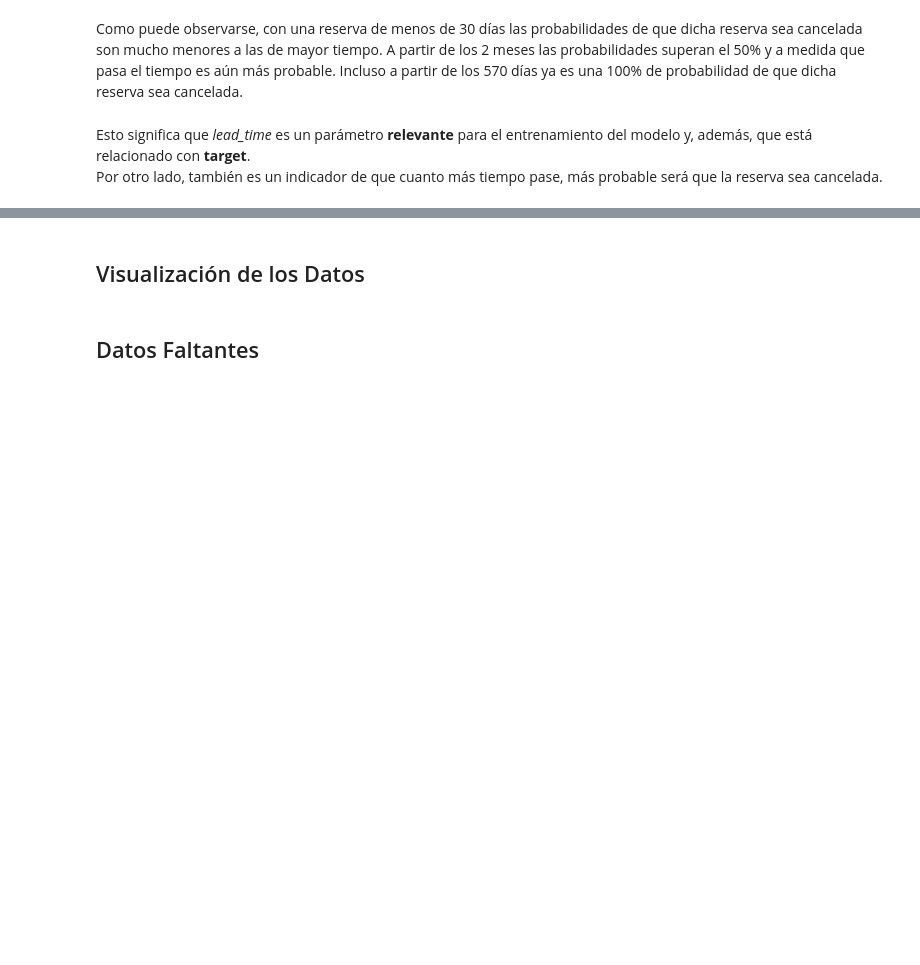
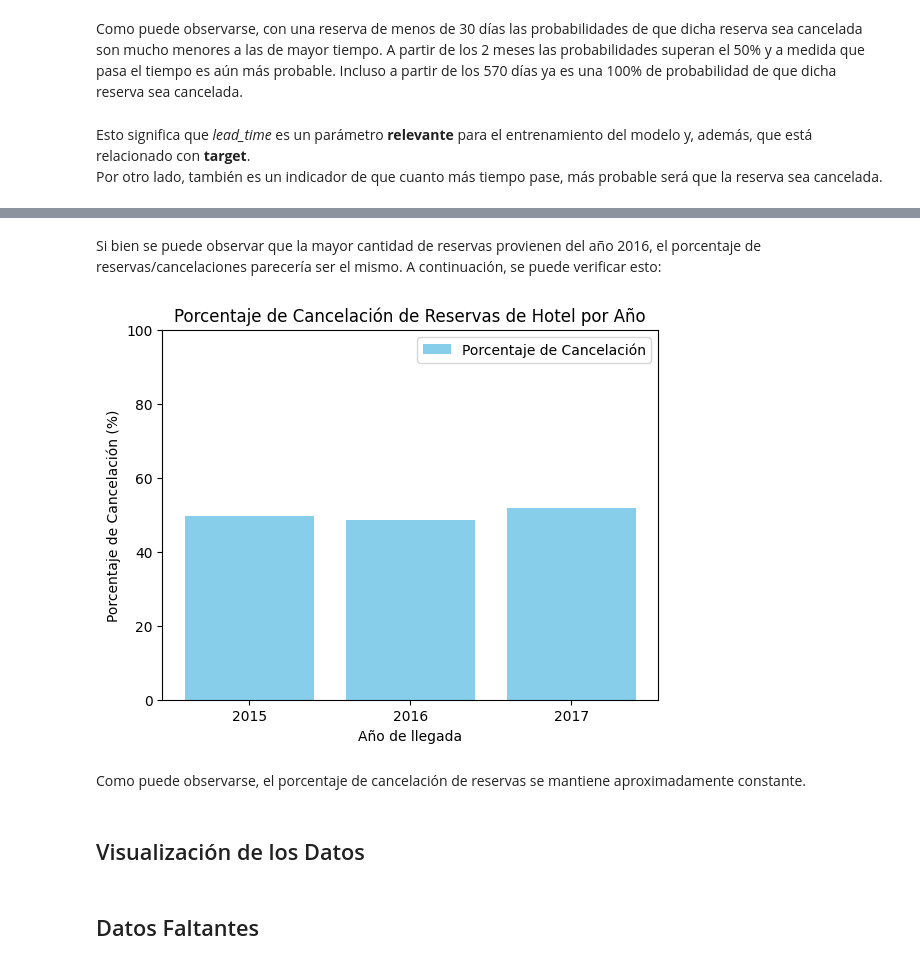
Before and after one commit to InspectorDave/OrgaDeDatos-TPs, a Jupyter notebook: 7506R_TP1_GRUPO11_CHP1_ENTREGA.ipynb, the cells around one changed output, grey strips where cells are left out. Drawn from its saved outputs; the diff is of its cells as text; code cells hidden in the pictures; blank space fills up the shorter version.

```diff
--- a/7506R_TP1_GRUPO11_CHP1_ENTREGA.ipynb
+++ b/7506R_TP1_GRUPO11_CHP1_ENTREGA.ipynb
@@ -281,3 +334,24 @@ Por otro lado, también es un indicador de que cuanto más tiempo pase, más pro
+# %% [markdown]
+Si bien se puede observar que la mayor cantidad de reservas provienen del año 2016, el porcentaje de reservas/cancelaciones parecería ser el mismo. A continuación, se puede verificar esto:
+# %%
+cancelations_perc_per_year = (hotels_df.groupby('arrival_date_year')['is_canceled'].mean() * 100).round(2)
+
+years = cancelations_perc_per_year.index
+fig, ax = plt.subplots()
+ax.bar(years, cancelations_perc_per_year, color='skyblue', label='Porcentaje de Cancelación')
+ax.set_ylim(0, 100)
+
+ax.set_xlabel('Año de llegada')
+ax.set_ylabel('Porcentaje de Cancelación (%)')
+ax.set_title('Porcentaje de Cancelación de Reservas de Hotel por Año')
+ax.set_xticks(years)
+ax.legend()
+
+plt.show()
+# %% [output]
+[figure, added]
+# %% [markdown]
+Como puede observarse, el porcentaje de cancelación de reservas se mantiene aproximadamente constante.
 # %% [markdown]
 ## Visualización de los Datos
 # %% [markdown]
```
Also changed, not shown: parts of 6 cells of this notebook.
